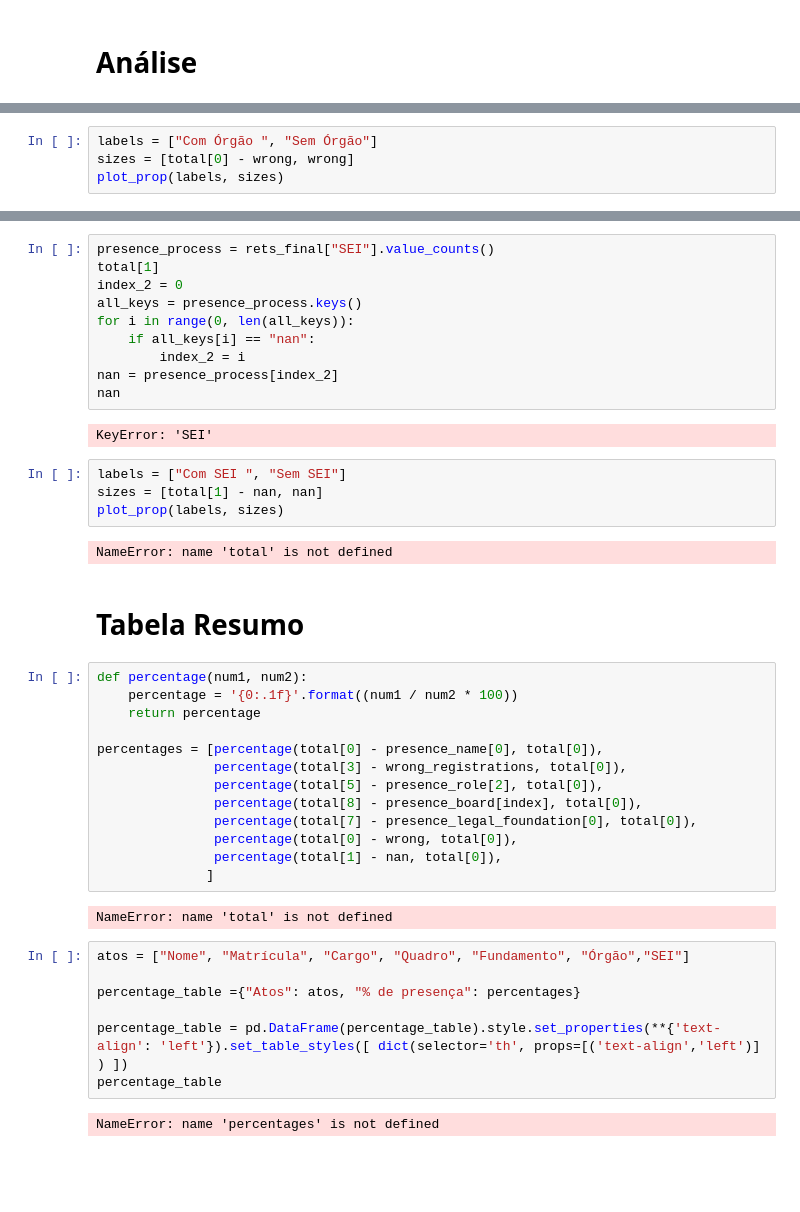
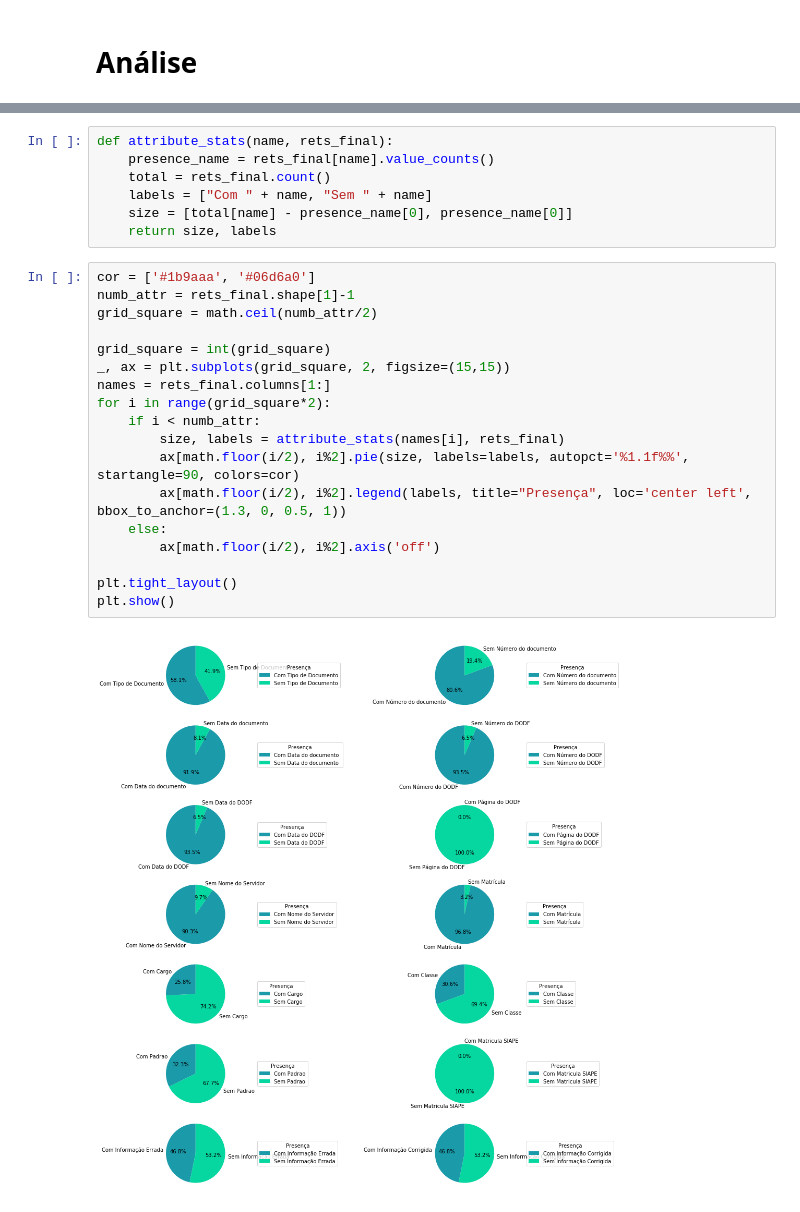
Before and after one commit to UnB-KnEDLe/Regex, a Jupyter notebook: scripts/retificacao_analise.ipynb, the cells around one changed output, grey strips where cells are left out. Cells and saved outputs as stored; diff of their text form; blank space fills up the shorter version.

```diff
--- a/scripts/retificacao_analise.ipynb
+++ b/scripts/retificacao_analise.ipynb
@@ -136,4 +37,0 @@ KeyError: 'Orgao'
-# %%
-labels = ["Com Órgão ", "Sem Órgão"]
-sizes = [total[0] - wrong, wrong]
-plot_prop(labels, sizes)
@@ -144,44 +38,27 @@ NameError: name 'total' is not defined
-# %%
-presence_process = rets_final["SEI"].value_counts()
-total[1]
-index_2 = 0
-all_keys = presence_process.keys()
-for i in range(0, len(all_keys)):
-    if all_keys[i] == "nan":
-        index_2 = i
-nan = presence_process[index_2]
-nan
-# %% [output]
-KeyError: 'SEI'
-# %%
-labels = ["Com SEI ", "Sem SEI"]
-sizes = [total[1] - nan, nan]
-plot_prop(labels, sizes)
-# %% [output]
-NameError: name 'total' is not defined
-# %% [markdown]
-# Tabela Resumo
-# %%
-def percentage(num1, num2):
-    percentage = '{0:.1f}'.format((num1 / num2 * 100))
-    return percentage
-
-percentages = [percentage(total[0] - presence_name[0], total[0]),
-               percentage(total[3] - wrong_registrations, total[0]),
-               percentage(total[5] - presence_role[2], total[0]),
-               percentage(total[8] - presence_board[index], total[0]),
-               percentage(total[7] - presence_legal_foundation[0], total[0]),
-               percentage(total[0] - wrong, total[0]),
-               percentage(total[1] - nan, total[0]),
-              ]
-# %% [output]
-NameError: name 'total' is not defined
-# %%
-atos = ["Nome", "Matrícula", "Cargo", "Quadro", "Fundamento", "Órgão","SEI"]
-
-percentage_table ={"Atos": atos, "% de presença": percentages}
-
-percentage_table = pd.DataFrame(percentage_table).style.set_properties(**{'text-align': 'left'}).set_table_styles([ dict(selector='th', props=[('text-align','left')] ) ])
-percentage_table
-# %% [output]
-NameError: name 'percentages' is not defined
+# %%
+def attribute_stats(name, rets_final):
+    presence_name = rets_final[name].value_counts()
+    total = rets_final.count()
+    labels = ["Com " + name, "Sem " + name]
+    size = [total[name] - presence_name[0], presence_name[0]]
+    return size, labels
+# %%
+cor = ['#1b9aaa', '#06d6a0']
+numb_attr = rets_final.shape[1]-1
+grid_square = math.ceil(numb_attr/2)
+
+grid_square = int(grid_square)
+_, ax = plt.subplots(grid_square, 2, figsize=(15,15))
+names = rets_final.columns[1:]
+for i in range(grid_square*2):
+    if i < numb_attr:
+        size, labels = attribute_stats(names[i], rets_final)
+        ax[math.floor(i/2), i%2].pie(size, labels=labels, autopct='%1.1f%%', startangle=90, colors=cor)
+        ax[math.floor(i/2), i%2].legend(labels, title="Presença", loc='center left', bbox_to_anchor=(1.3, 0, 0.5, 1))
+    else:
+        ax[math.floor(i/2), i%2].axis('off')
+
+plt.tight_layout()
+plt.show()
+# %% [output]
+[figure, added]
```
Also changed, not shown: parts of 21 cells of this notebook, 4 other files.
